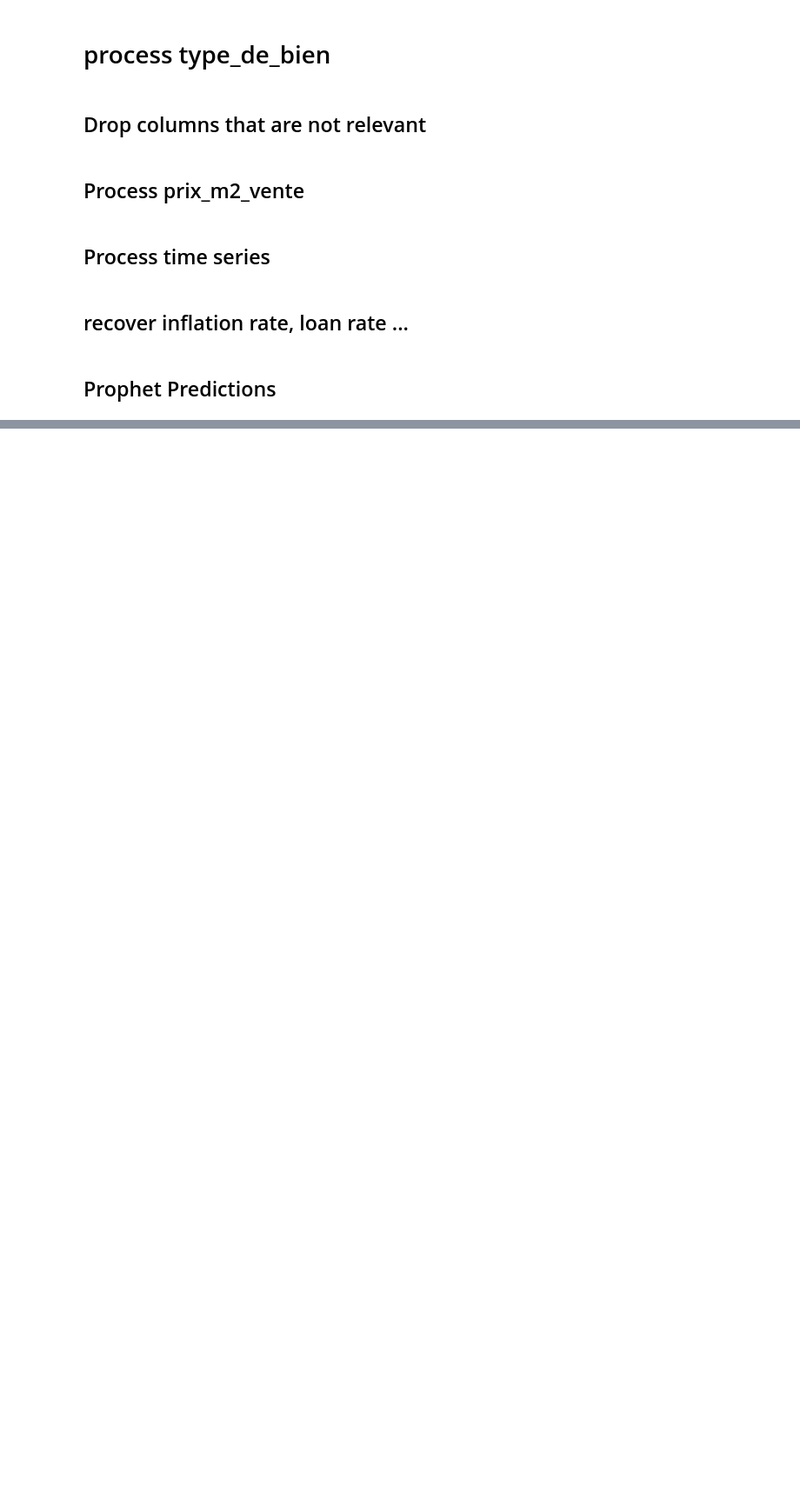
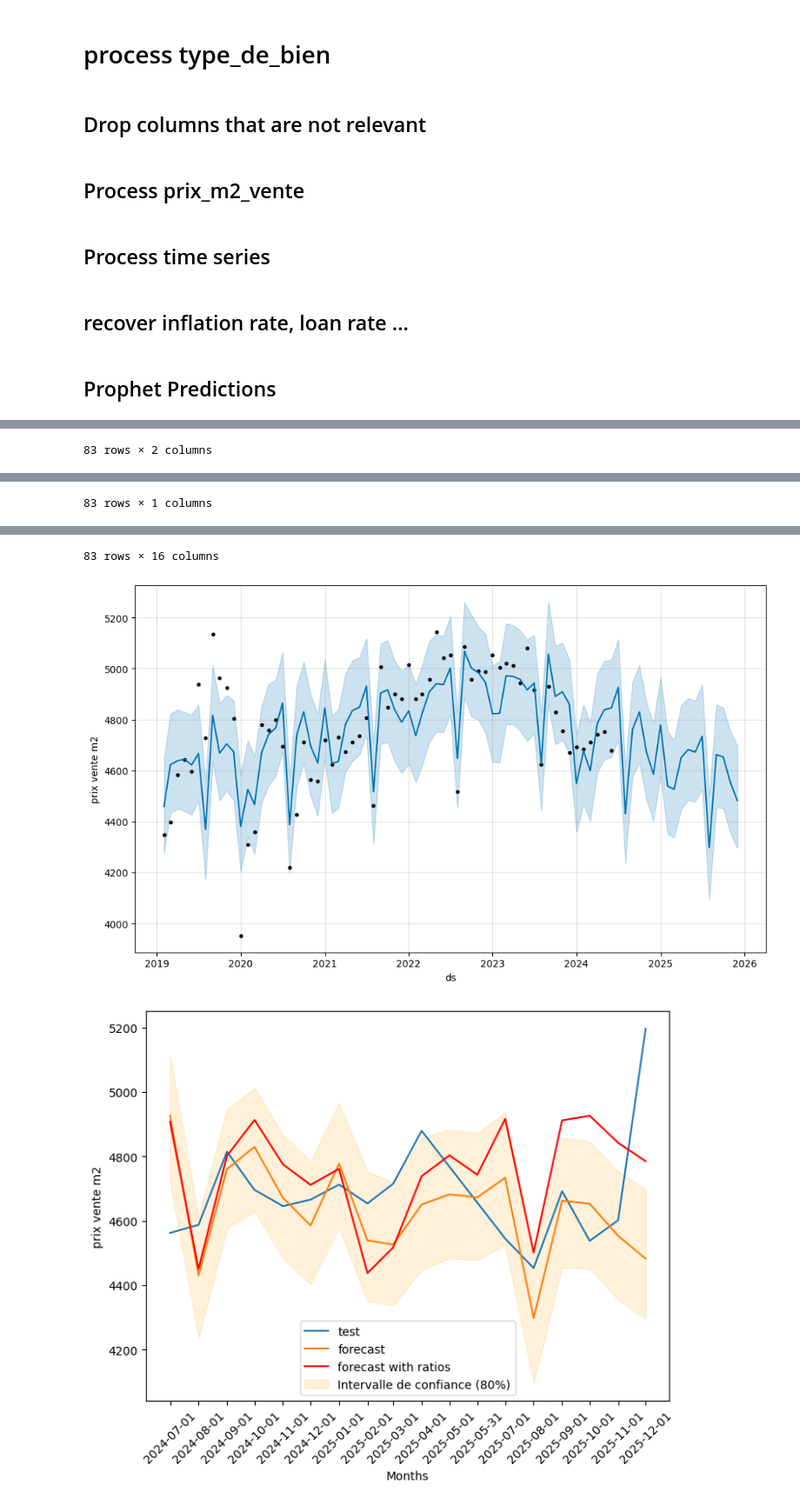
Before and after one commit to Clement2169/immocv, a Jupyter notebook: notebooks/PredictionAppartement.ipynb, the cells around one changed output, grey strips where cells are left out. Shown at 87% size. Saved outputs shown, nothing was run; the diff lists cells and outputs as text; code cells hidden in the pictures; blank space fills up the shorter version.

```diff
--- a/notebooks/PredictionAppartement.ipynb
+++ b/notebooks/PredictionAppartement.ipynb
@@ -382,0 +422,35 @@ ValueError: The truth value of a DataFrame is ambiguous. Use a.empty, a.bool(),
+# %%
+from prophet import Prophet
+length = 18
+df3 = df2.rename(columns={"date" : "ds","prix_m2_vente":"y"})
+display(df3)
+df_train = df3[:-length]
+df_test = df3[-length:]
+
+model = Prophet ()
+model.fit (df_train)
+
+future = model.make_future_dataframe(periods=length,freq="MS")
+display(future)
+
+forecast = model.predict(future)
+display(forecast)
+
+model.plot(forecast, ylabel = "prix vente m2")
+
+plt.show()
+
+plt.figure(figsize=(8, 6))
+plt.plot(df_test['ds'],df_test["y"],label="test")
+plt.plot(df_test['ds'],forecast["yhat"].iloc[-length:],label="forecast")
+plt.plot(df_test['ds'],forecast1["yhat"].iloc[-length:],label="forecast with ratios",color="red")
+
+plt.ylabel('prix vente m2')
+plt.xlabel('Months')
+plt.xticks(df_test['ds'], rotation=45)
+
+plt.fill_between(df_test['ds'], forecast['yhat_lower'].tail(length), forecast['yhat_upper'].tail(length),
+                 color='orange', alpha=0.15, label='Intervalle de confiance (80%)')
+plt.legend()
+plt.show()
+# %% [output]
@@ -382,0 +470 @@ ValueError: The truth value of a DataFrame is ambiguous. Use a.empty, a.bool(),
+83 rows × 2 columns
@@ -382,0 +485 @@ ValueError: The truth value of a DataFrame is ambiguous. Use a.empty, a.bool(),
+83 rows × 1 columns
@@ -382,0 +498,3 @@ ValueError: The truth value of a DataFrame is ambiguous. Use a.empty, a.bool(),
+83 rows × 16 columns
+[figure, added]
+[figure, added]
```
Also changed, not shown: parts of 2 cells of this notebook.
